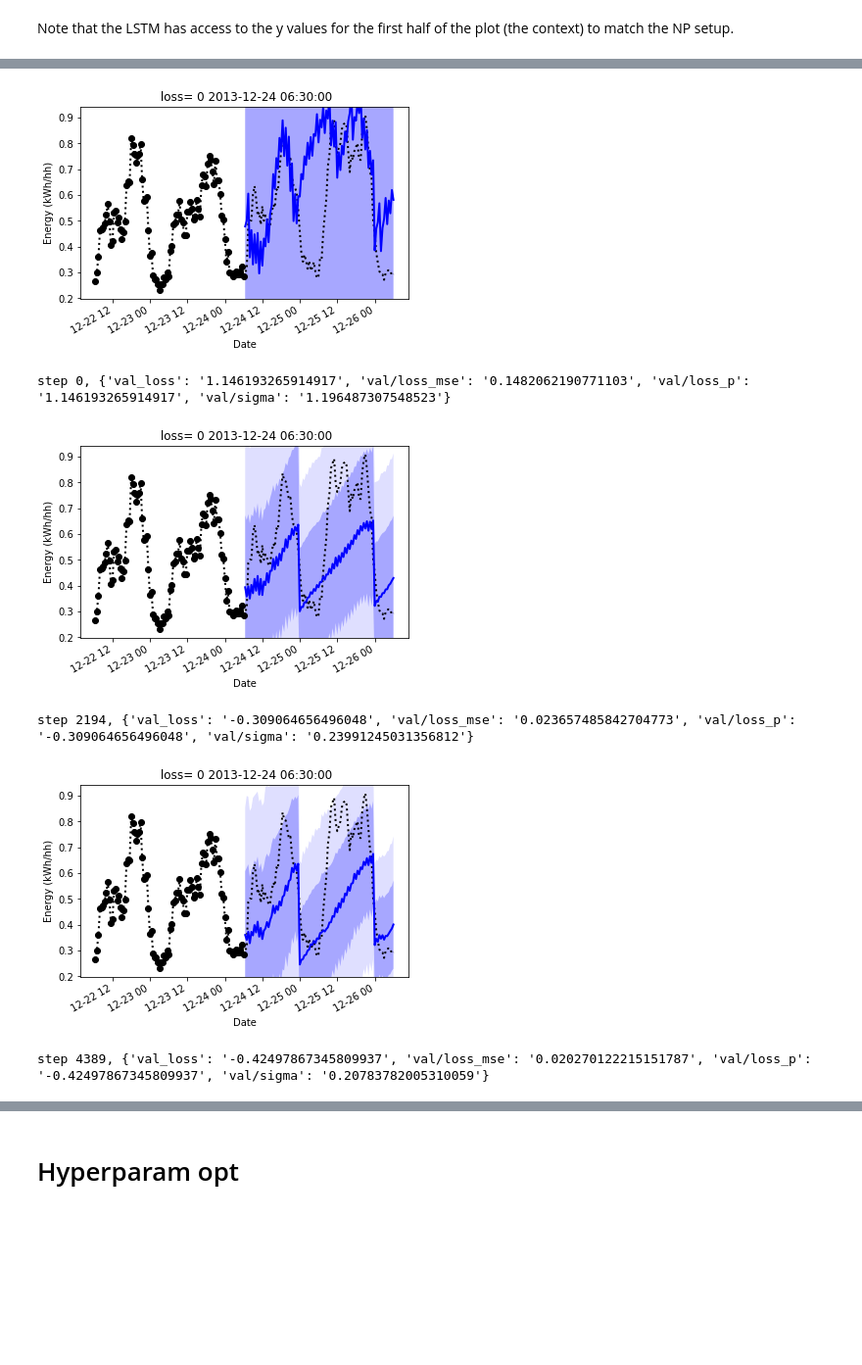
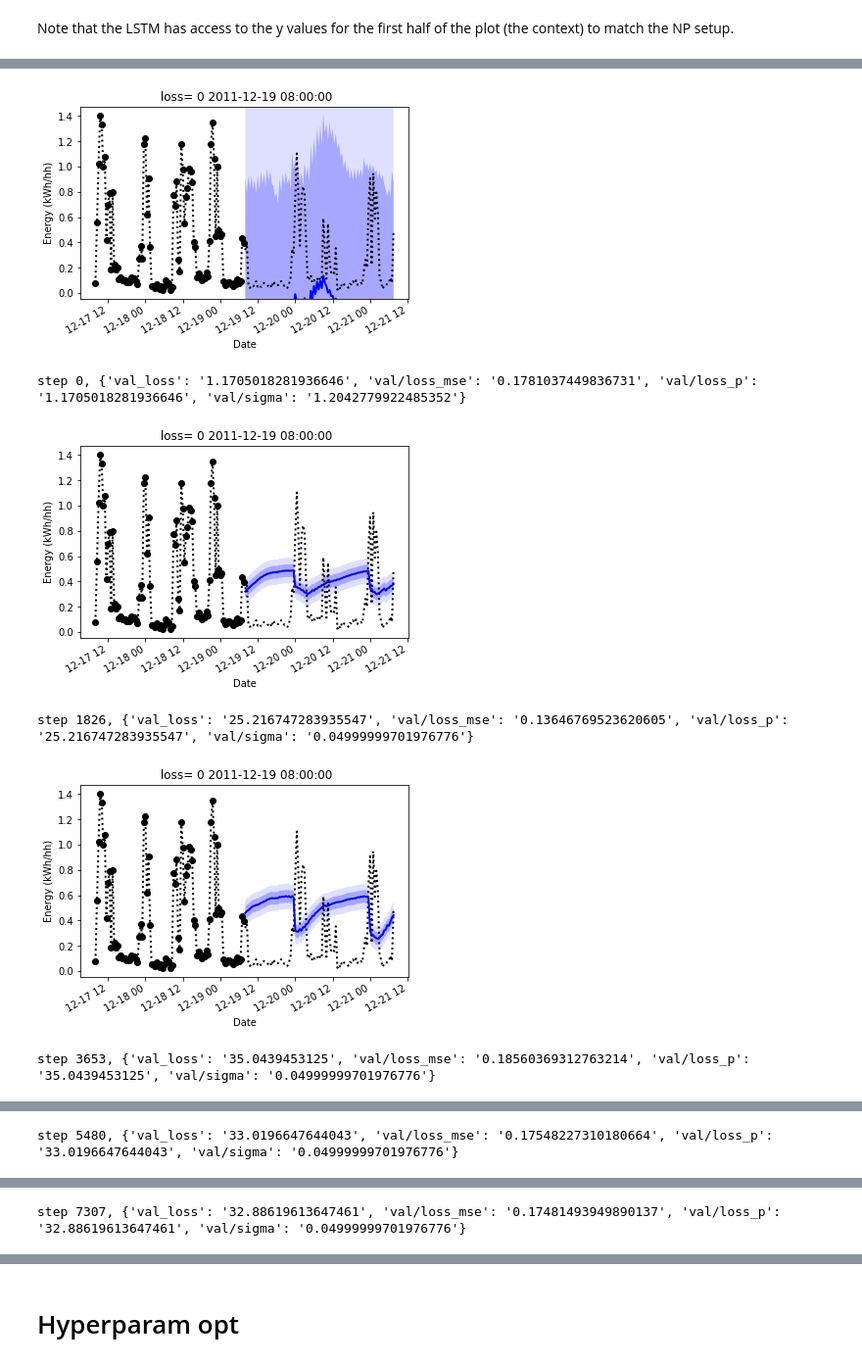
Before and after one commit to wassname/attentive-neural-processes, a Jupyter notebook: smartmeters-transformer-seq2seq.ipynb, the cells around one changed output, grey strips where cells are left out. Shown at 98% size. Drawn from its saved outputs; the diff is of its cells as text; code cells hidden in the pictures; blank space fills up the shorter version.

```diff
--- a/smartmeters-transformer-seq2seq.ipynb
+++ b/smartmeters-transformer-seq2seq.ipynb
@@ -155,17 +68,17 @@ now run `tensorboard --logdir /media/wassname/Storage5/projects2/3ST/attentive-n
 # %% [markdown]
 Note that the LSTM has access to the y values for the first half of the plot (the context) to match the NP setup.
 # %%
-trial = optuna.trial.FixedTrial(
+trial, trainer, model = run_trial(
+    name="transformer_seq2seq",
     params={
-        'hidden_size': 128,
-        'hidden_out_size': 256,
-        'learning_rate': 2e-5,
-        'attention_dropout': 0.0,
-        'nlayers': 2,
+        'hidden_size': 512,
+        'hidden_out_size': 512,
+        'learning_rate': 2e-4,
+        'attention_dropout': 0.,
+        'nlayers': 4,
         'nhead': 8
-    })
-trial = add_suggest(trial)
-trial._user_attrs = {
+    },
+    user_attrs = {
         'batch_size': 16,
         'grad_clip': 40,
         'max_nb_epochs': 200,
@@ -176,8 +89,9 @@ trial._user_attrs = {
         'input_size': 18,
         'input_size_decoder': 17,
         'context_in_target': False,
-        'output_size': 1
-}
-model, trainer = main(trial, train=False)
-trainer.fit(model)
+        'output_size': 1,
+        'min_std': 0.005
+    },
+    PL_MODEL_CLS=TransformerSeq2Seq_PL
+)
 # %% [output]
@@ -201,6 +115,6 @@ INFO:root:
-[figure, old version]
+[figure, new version]
-step 0, {'val_loss': '1.146193265914917', 'val/loss_mse': '0.1482062190771103', 'val/loss_p': '1.146193265914917', 'val/sigma': '1.196487307548523'}
+step 0, {'val_loss': '1.1705018281936646', 'val/loss_mse': '0.1781037449836731', 'val/loss_p': '1.1705018281936646', 'val/sigma': '1.2042779922485352'}
-[figure, old version]
+[figure, new version]
-step 2194, {'val_loss': '-0.309064656496048', 'val/loss_mse': '0.023657485842704773', 'val/loss_p': '-0.309064656496048', 'val/sigma': '0.23991245031356812'}
+step 1826, {'val_loss': '25.216747283935547', 'val/loss_mse': '0.13646769523620605', 'val/loss_p': '25.216747283935547', 'val/sigma': '0.04999999701976776'}
-[figure, old version]
+[figure, new version]
-step 4389, {'val_loss': '-0.42497867345809937', 'val/loss_mse': '0.020270122215151787', 'val/loss_p': '-0.42497867345809937', 'val/sigma': '0.20783782005310059'}
+step 3653, {'val_loss': '35.0439453125', 'val/loss_mse': '0.18560369312763214', 'val/loss_p': '35.0439453125', 'val/sigma': '0.04999999701976776'}
@@ -206,0 +122 @@ step 4389, {'val_loss': '-0.42497867345809937', 'val/loss_mse': '0.0202701222151
+step 5480, {'val_loss': '33.0196647644043', 'val/loss_mse': '0.17548227310180664', 'val/loss_p': '33.0196647644043', 'val/sigma': '0.04999999701976776'}
@@ -206,0 +124 @@ step 4389, {'val_loss': '-0.42497867345809937', 'val/loss_mse': '0.0202701222151
+step 7307, {'val_loss': '32.88619613647461', 'val/loss_mse': '0.17481493949890137', 'val/loss_p': '32.88619613647461', 'val/sigma': '0.04999999701976776'}
```
Also changed, not shown: parts of 12 cells of this notebook, 12 other files.
